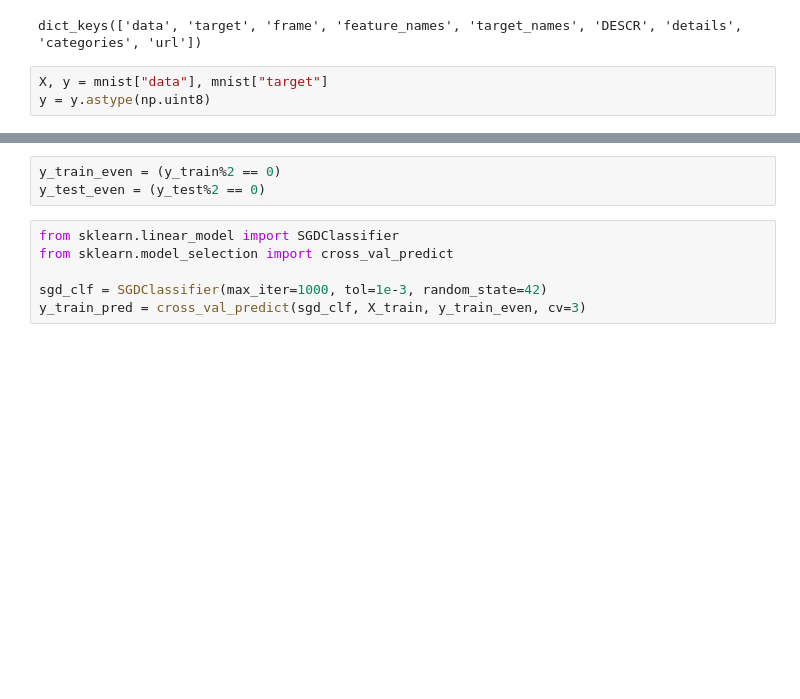
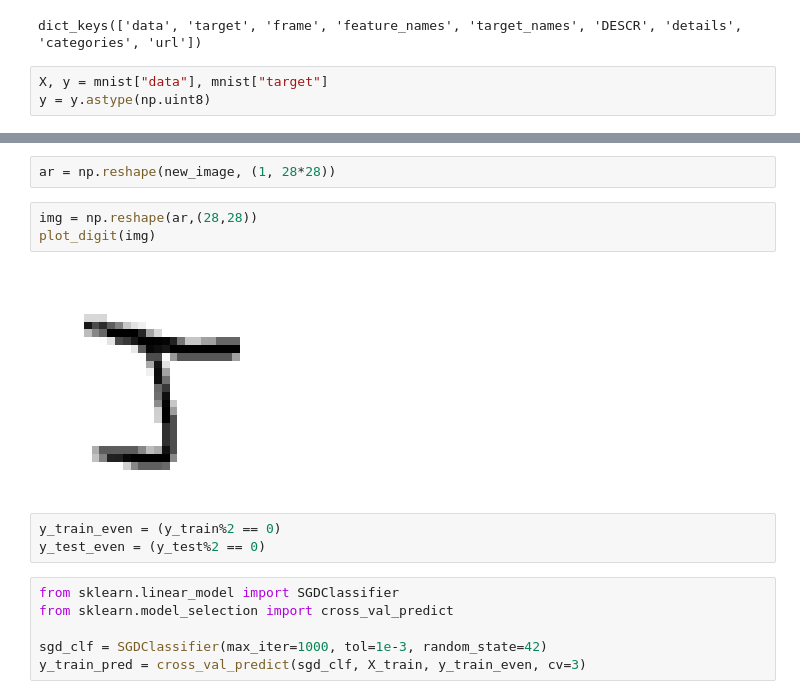
Before and after one commit to grobbie94/handson-ml2, a Jupyter notebook: chap3_rb.ipynb, the cells around one changed output, grey strips where cells are left out. Cells and saved outputs as stored; diff of their text form; blank space fills up the shorter version.

```diff
--- a/chap3_rb.ipynb
+++ b/chap3_rb.ipynb
@@ -67,3 +121,10 @@ plot_digit(X[0])
+# %%
+ar = np.reshape(new_image, (1, 28*28))
+# %%
+img = np.reshape(ar,(28,28))
+plot_digit(img)
+# %% [output]
+[figure, added]
 # %%
 y_train_even = (y_train%2 == 0)
 y_test_even = (y_test%2 == 0)
```
Also changed, not shown: parts of 12 cells of this notebook.
